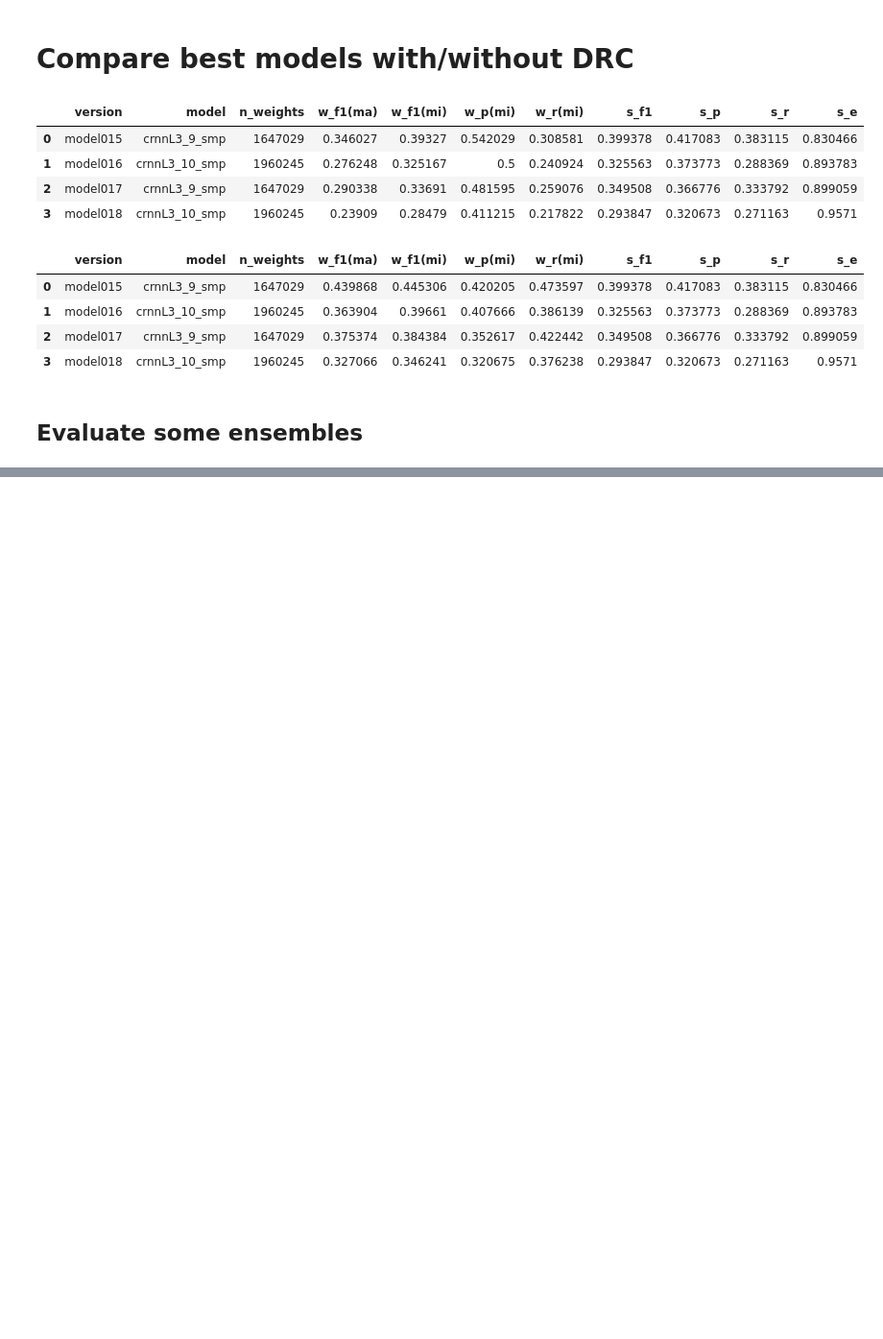
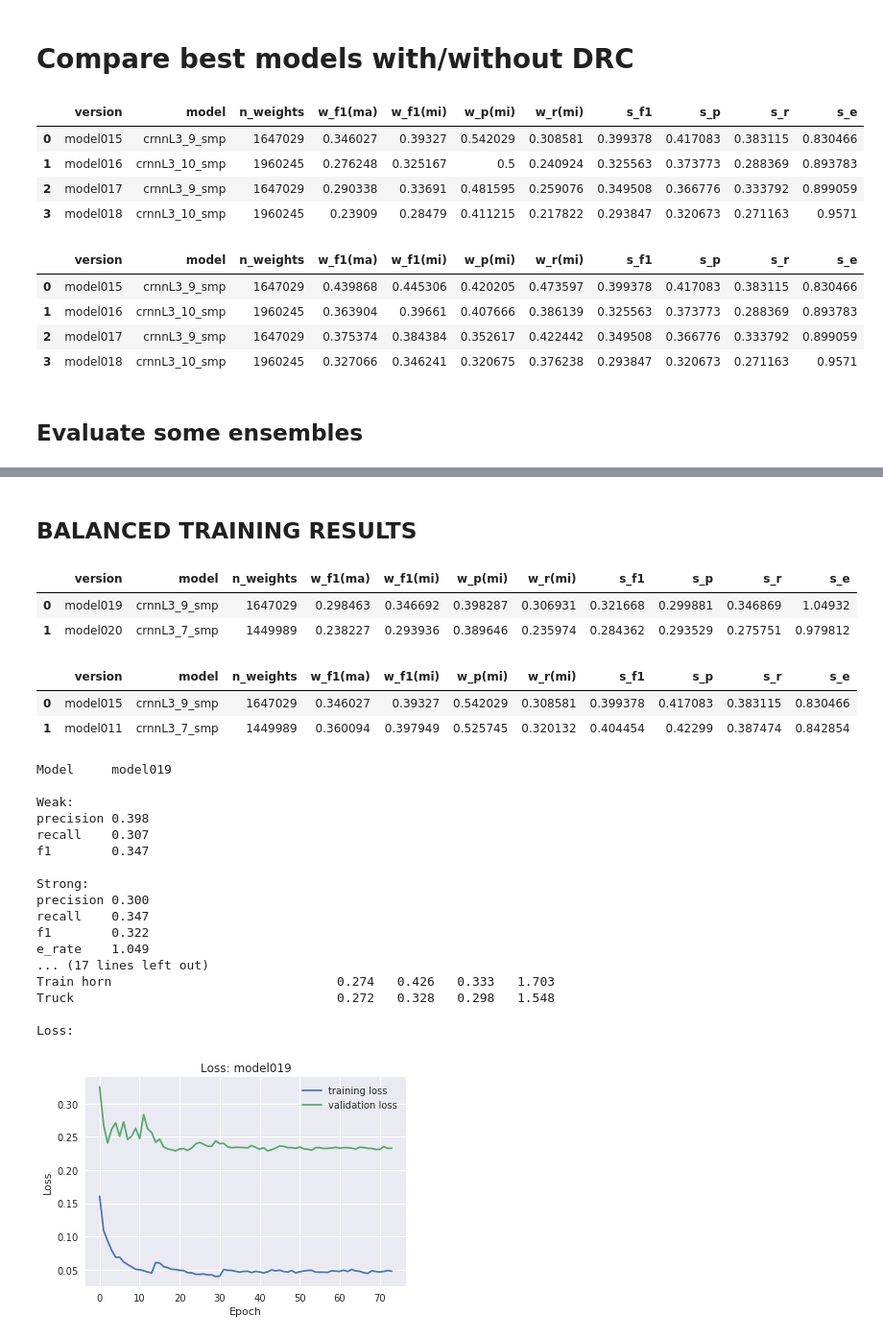
Before and after one commit to marl/milsed, a Jupyter notebook: notebooks/v1/01_model_results.ipynb, the cells around one changed output, grey strips where cells are left out. Shown at 96% size. Drawn from its saved outputs; the diff is of its cells as text; code cells hidden in the pictures; blank space fills up the shorter version.

```diff
--- a/notebooks/v1/01_model_results.ipynb
+++ b/notebooks/v1/01_model_results.ipynb
@@ -940,3 +940,44 @@ df15
 # %% [output]
 |  | version | model | n_weights | w_f1(ma) | w_f1(mi) | w_p(mi) | w_r(mi) | s_f1 | s_p | s_r | s_e |
 | 0 | ensemble001 | ensemble001 | ensemble | 0.391503 | 0.437181 | 0.573727 | 0.353135 | 0.390893 | 0.549688 | 0.303281 | 0.775637 |
+# %% [markdown]
+## BALANCED TRAINING RESULTS
+# %%
+models15 = (['model019', 'model020'])
+df15 = milsed.eval.compare_results(OUTPUT_PATH, models15, sort=False, weak_from_strong=False, is_ensemble=False)
+df15
+# %% [output]
+|  | version | model | n_weights | w_f1(ma) | w_f1(mi) | w_p(mi) | w_r(mi) | s_f1 | s_p | s_r | s_e |
+| 0 | model019 | crnnL3_9_smp | 1647029 | 0.298463 | 0.346692 | 0.398287 | 0.306931 | 0.321668 | 0.299881 | 0.346869 | 1.04932 |
+| 1 | model020 | crnnL3_7_smp | 1449989 | 0.238227 | 0.293936 | 0.389646 | 0.235974 | 0.284362 | 0.293529 | 0.275751 | 0.979812 |
+# %%
+# Compared to unbalanced training of the same:
+models15 = (['model015', 'model011'])
+df15 = milsed.eval.compare_results(OUTPUT_PATH, models15, sort=False, weak_from_strong=False, is_ensemble=False)
+df15
+# %% [output]
+|  | version | model | n_weights | w_f1(ma) | w_f1(mi) | w_p(mi) | w_r(mi) | s_f1 | s_p | s_r | s_e |
+| 0 | model015 | crnnL3_9_smp | 1647029 | 0.346027 | 0.39327 | 0.542029 | 0.308581 | 0.399378 | 0.417083 | 0.383115 | 0.830466 |
+| 1 | model011 | crnnL3_7_smp | 1449989 | 0.360094 | 0.397949 | 0.525745 | 0.320132 | 0.404454 | 0.42299 | 0.387474 | 0.842854 |
+# %%
+# Examing training curves for balanced
+milsed.eval.report_results(OUTPUT_PATH, 'model019')
+# %% [output]
+Model     model019
+
+Weak:
+precision 0.398
+recall    0.307
+f1        0.347
+
+Strong:
+precision 0.300
+recall    0.347
+f1        0.322
+e_rate    1.049
+... (17 lines left out)
+Train horn                              0.274   0.426   0.333   1.703
+Truck                                   0.272   0.328   0.298   1.548
+
+Loss:
+[figure, added]
```
Also changed, not shown: parts of 63 cells of this notebook, 3 other files.
